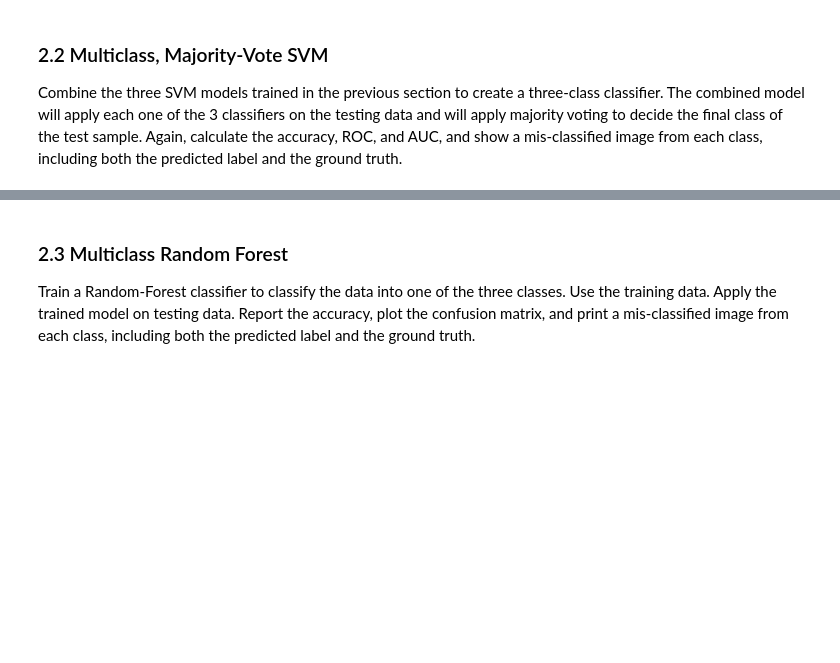
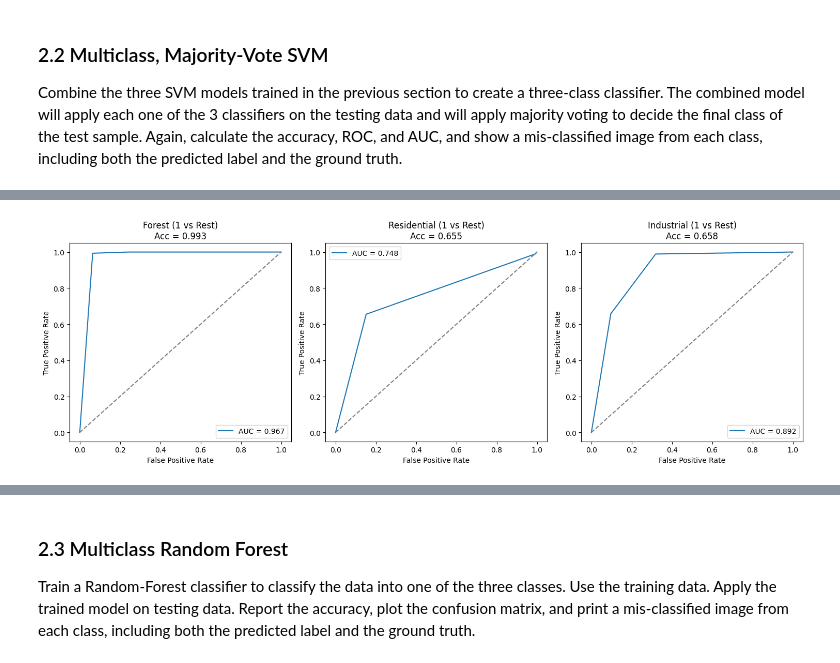
Before and after one commit to hssherr/musa6500-finalproject, a Jupyter notebook: musa6500_eurosat_project.ipynb, the cells around one changed output, grey strips where cells are left out. Saved outputs shown, nothing was run; the diff lists cells and outputs as text; code cells hidden in the pictures; blank space fills up the shorter version.

```diff
--- a/musa6500_eurosat_project.ipynb
+++ b/musa6500_eurosat_project.ipynb
@@ -310,0 +301,83 @@ print("Majority-Vote SVM Accuracy:", accuracy_score(y_tri_test, y_pred_ovo))
+# %%
+import numpy as np
+import matplotlib.pyplot as plt
+from sklearn.metrics import accuracy_score, roc_curve, auc
+
+
+def ovo_predict(X, binary_models, target_labels):
+    preds = []
+    vote_scores = []  # store vote counts for ROC
+
+    for x in X:
+        votes = {label: 0 for label in target_labels}
+
+        for (cls_a, cls_b), clf in binary_models.items():
+            pred = clf.predict(x.reshape(1, -1))[0]
+            winner = cls_a if pred == 1 else cls_b
+            votes[winner] += 1
+
+        # store prediction
+        preds.append(max(votes, key=votes.get))
+
+        # store normalized vote scores (for ROC)
+        total_votes = sum(votes.values())
+        vote_scores.append([votes[label] / total_votes for label in target_labels])
+
+    return np.array(preds), np.array(vote_scores)
+
+
+# Run prediction
+y_pred_ovo, y_score_ovo = ovo_predict(X_tri_test, binary_models, target_labels)
+
+# Accuracy
+acc_ovo = accuracy_score(y_tri_test, y_pred_ovo)
+print(f"OVO Accuracy: {acc_ovo:.4f}")
+
+
+fig, axes = plt.subplots(1, 3, figsize=(15, 5))
+
+for idx, (ax, cls_label) in enumerate(zip(axes, target_labels)):
+    y_bin = (y_tri_test == cls_label).astype(int)
+    y_score = y_score_ovo[:, idx]
+
+    # ROC
+    fpr, tpr, _ = roc_curve(y_bin, y_score)
+    roc_auc = auc(fpr, tpr)
+
+    # ✅ Per-class accuracy
+    mask = y_tri_test == cls_label
+    cls_acc = accuracy_score(y_tri_test[mask], y_pred_ovo[mask])
+
+    ax.plot(fpr, tpr, label=f"AUC = {roc_auc:.3f}")
+    ax.plot([0, 1], [0, 1], "--", color="gray")
+
+    ax.set_title(f"{label_names[cls_label]} (1 vs Rest)\nAcc = {cls_acc:.3f}")
+    ax.set_xlabel("False Positive Rate")
+    ax.set_ylabel("True Positive Rate")
+    ax.legend()
+
+plt.tight_layout()
+plt.show()
+
+for cls_label in target_labels:
+    mask_cls = y_tri_test == cls_label
+
+    y_pred_cls = y_pred_ovo[mask_cls]
+    y_true_cls = y_tri_test[mask_cls]
+    X_cls = X_tri_test[mask_cls]
+
+    misclassified = np.where(y_pred_cls != y_true_cls)[0]
+
+    if len(misclassified) > 0:
+        idx = misclassified[0]
+
+        plt.figure(figsize=(5, 5))
+        plt.imshow(X_cls[idx].reshape(64, 64), cmap="gray")
+        plt.title(
+            f"True: {label_names[y_true_cls[idx]]}\n"
+            f"Pred: {label_names[y_pred_cls[idx]]}"
+        )
+        plt.axis("off")
+        plt.tight_layout()
+        plt.show()
+# %% [output]
@@ -310,0 +385 @@ print("Majority-Vote SVM Accuracy:", accuracy_score(y_tri_test, y_pred_ovo))
+[figure, added]
```
Also changed, not shown: parts of 32 cells of this notebook, 3 other files.
